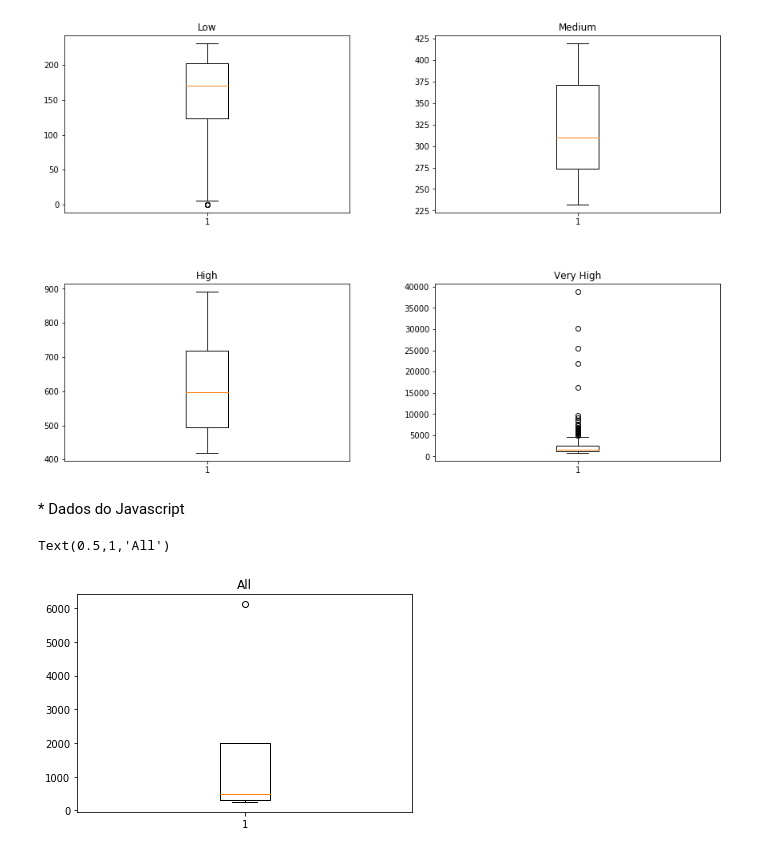
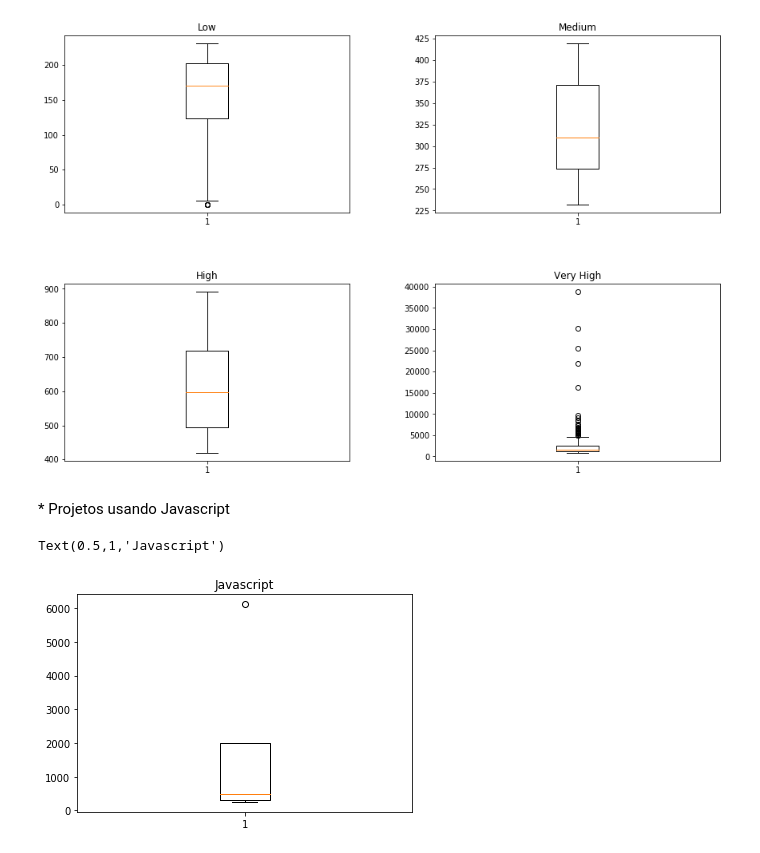
Before and after one commit to wagnernegrao/ci-analysis, a Jupyter notebook: ci_analysis.ipynb, the cells around one changed output. Drawn from its saved outputs; the diff is of its cells as text; code cells hidden in the pictures.

```diff
--- a/ci_analysis.ipynb
+++ b/ci_analysis.ipynb
@@ -174,10 +174,10 @@ plot(low, medium, high, veryHigh)
 [figure]
 # %% [markdown]
 <font size = 4/>
-* Dados do Javascript
+* Projetos usando Javascript
 # %%
 plt.boxplot(commit_project[2])
-plt.title('All')
+plt.title('Javascript')
 # %% [output]
-Text(0.5,1,'All')
+Text(0.5,1,'Javascript')
-[figure, old version]
+[figure, new version]
```
Also changed, not shown: parts of 3 cells of this notebook.
